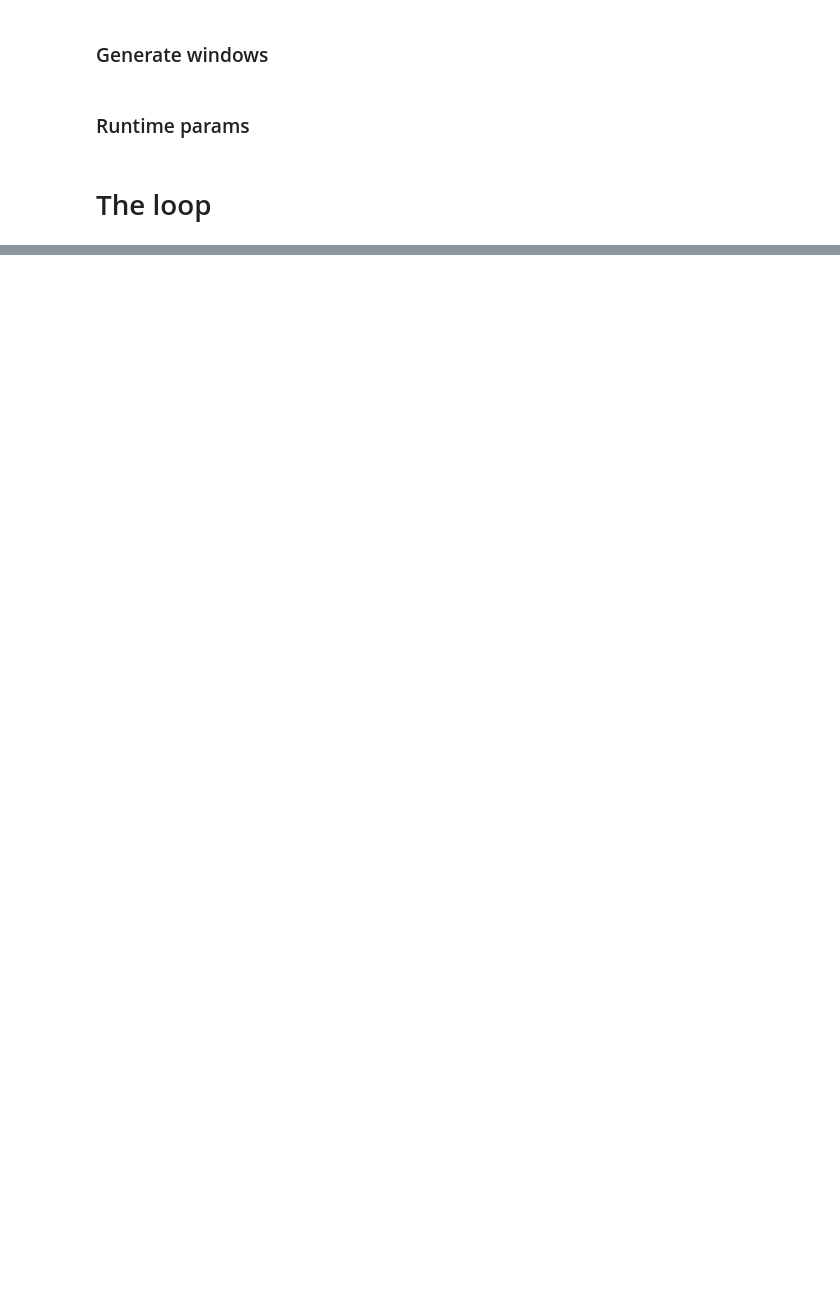
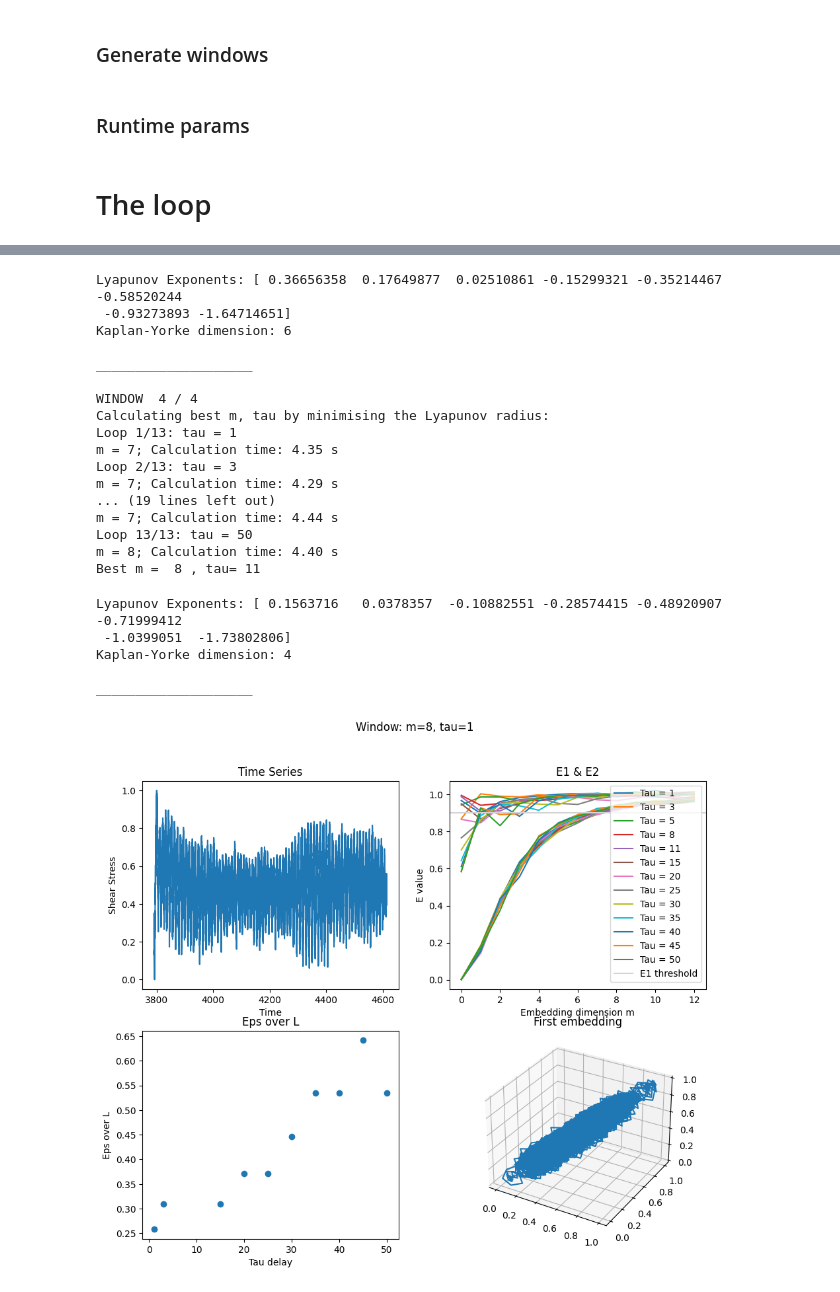
Before and after one commit to tom-hinton/ptiii, a Jupyter notebook: main.ipynb, the cells around one changed output, grey strips where cells are left out. Drawn from its saved outputs; the diff is of its cells as text; code cells hidden in the pictures; blank space fills up the shorter version.

Commit message:
Move plotting into utils and fix resampling issue

```diff
--- a/main.ipynb
+++ b/main.ipynb
@@ -19,7 +19,7 @@ import json
 
 # FILENAMES
 exp_code = "b1383"
-run_code = "02"
+run_code = "03"
 working_dir = os.getcwd()
 data_dir = working_dir + "/data"
 results_dir = working_dir + "/results/" + run_code
@@ -78,19 +77,28 @@ win_length = 3000
 win_offset = 1000
 start_offset = 10
 num_wins = (len(data) - win_length - start_offset) // win_offset
-wins = np.empty((num_wins, 2), dtype=np.int_)
-for i, _ in enumerate(wins):
-    wins[i] = (i*win_offset + start_offset, i*win_offset + start_offset + win_length)
-
-params.update({ "wins": wins, "save_wins": [4,8,20,40,65] })
+wins = []
+for i in range(num_wins):
+    wins.append((i*win_offset + start_offset, i*win_offset + start_offset + win_length))
+params.update({ "wins": wins })
+# %%
+# turn ROIs into windows
+wins = []
+for roi in params["exp_meta"]["ROIs"]:
+    masked = data[ data["TIME"].between(roi[0], roi[1]) ]
+    wins.append((masked.index[0], masked.index[-1]))
+params.update({ "wins": wins })
 # %% [markdown]
 ### Runtime params
 # %%
 
 params.update({
 
+    # VIEW SOME WINDOWS
+    "save_wins": [0,1,2,3,4,5,6,7],
+
     # CALCULATE BEST m, tau BY CAO (1997)
-    "tau_to_try": np.array([5,10,15,20,25,30,35,40,45,50]),
+    "tau_to_try": np.array([1,3,5,8,11,15,20,25,30,35,40,45,50]),
     "m_to_try": np.arange(1,15,1),
     "E1_threshold": 0.9,
     "E2_threshold": 0.9,
@@ -114,7 +122,7 @@ for i, win in enumerate(params["wins"]):
     data_ = data[win[0]:win[1]].copy()
     data_ = normalise_shear(data_)
 
-    m, tau = calculate_best_m_tau(data_, params, plot=(i in params["save_wins"]), save=FLAG_SAVE)
+    m, tau = calculate_best_m_tau(data_, params, fig=(i in params["save_wins"]), save=FLAG_SAVE)
     print("Best m = ", m, ", tau=", tau)
 
     if ~np.isnan(m):
@@ -139,3 +147,4 @@ if FLAG_SAVE:
     results.to_csv(params["results_dir"] + "/results.csv")
     with open(params["results_dir"] + "/params.json", 'w') as f:
         f.write( json.dumps(params, cls=NumpyEncoder) )
+# %% [output]
@@ -141,0 +202,23 @@ if FLAG_SAVE:
+Lyapunov Exponents: [ 0.36656358  0.17649877  0.02510861 -0.15299321 -0.35214467 -0.58520244
+ -0.93273893 -1.64714651]
+Kaplan-Yorke dimension: 6
+
+____________________
+
+WINDOW  4 / 4
+Calculating best m, tau by minimising the Lyapunov radius:
+Loop 1/13: tau = 1
+m = 7; Calculation time: 4.35 s
+Loop 2/13: tau = 3
+m = 7; Calculation time: 4.29 s
+... (19 lines left out)
+m = 7; Calculation time: 4.44 s
+Loop 13/13: tau = 50
+m = 8; Calculation time: 4.40 s
+Best m =  8 , tau= 11
+Lyapunov Exponents: [ 0.1563716   0.0378357  -0.10882551 -0.28574415 -0.48920907 -0.71999412
+ -1.0399051  -1.73802806]
+Kaplan-Yorke dimension: 4
+
+____________________
+[figure, added]
```
Also changed, not shown: parts of 2 cells of this notebook, 3 other files.
